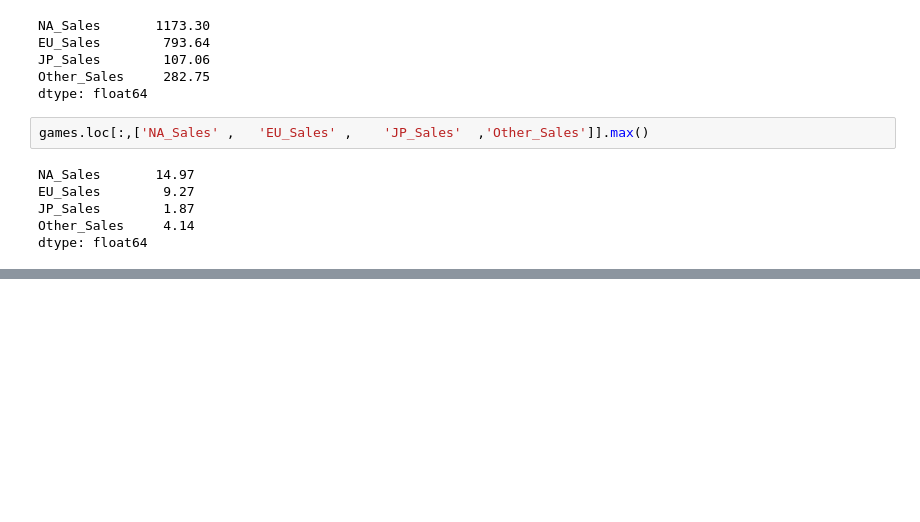
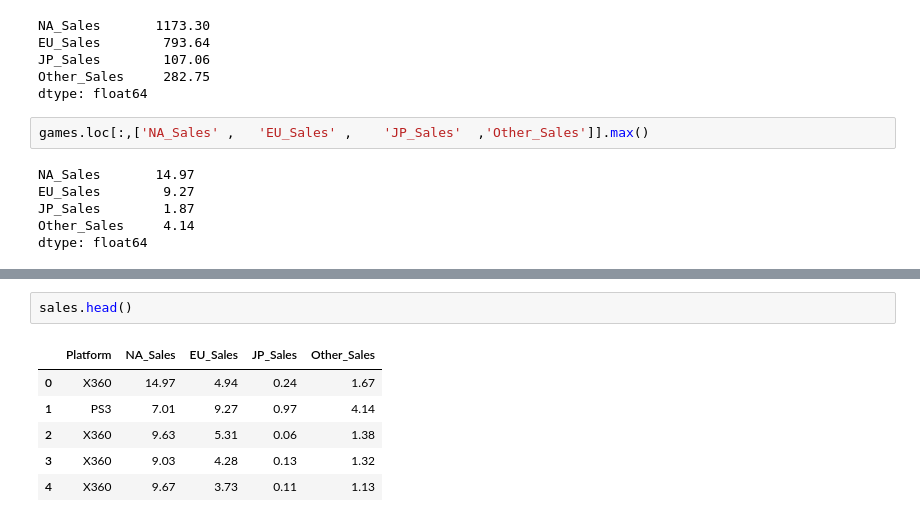
Before and after one commit to emmanuelAron/panda_training, a Jupyter notebook: GroupBy_and_Aggregates.ipynb, the cells around one changed output, grey strips where cells are left out. Cells and saved outputs as stored; diff of their text form; blank space fills up the shorter version.

```diff
--- a/GroupBy_and_Aggregates.ipynb
+++ b/GroupBy_and_Aggregates.ipynb
@@ -91,0 +148,9 @@ dtype: float64
+# %%
+sales.head()
+# %% [output]
+|  | Platform | NA_Sales | EU_Sales | JP_Sales | Other_Sales |
+| 0 | X360 | 14.97 | 4.94 | 0.24 | 1.67 |
+| 1 | PS3 | 7.01 | 9.27 | 0.97 | 4.14 |
+| 2 | X360 | 9.63 | 5.31 | 0.06 | 1.38 |
+| 3 | X360 | 9.03 | 4.28 | 0.13 | 1.32 |
+| 4 | X360 | 9.67 | 3.73 | 0.11 | 1.13 |
```
Also changed, not shown: parts of 6 cells of this notebook.
